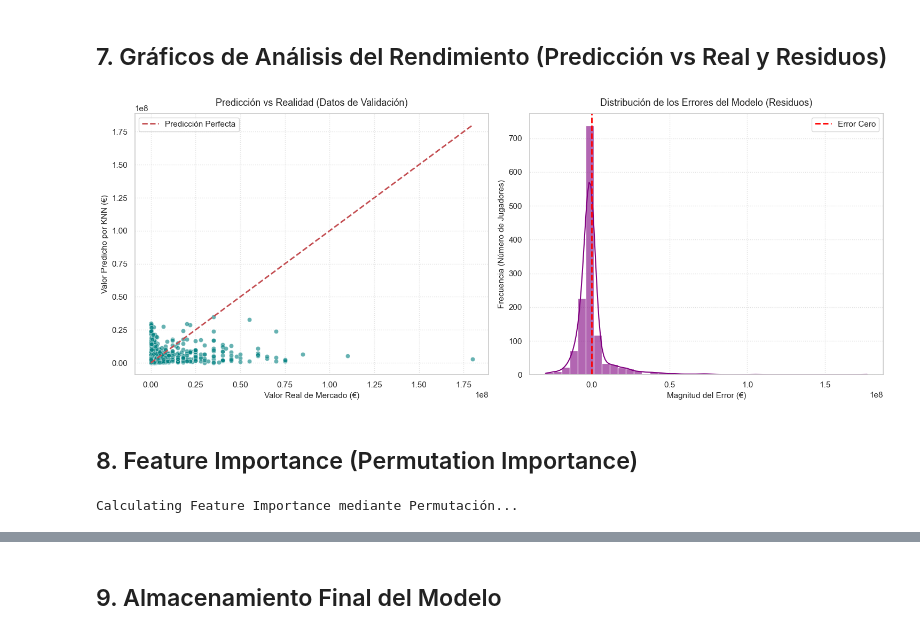
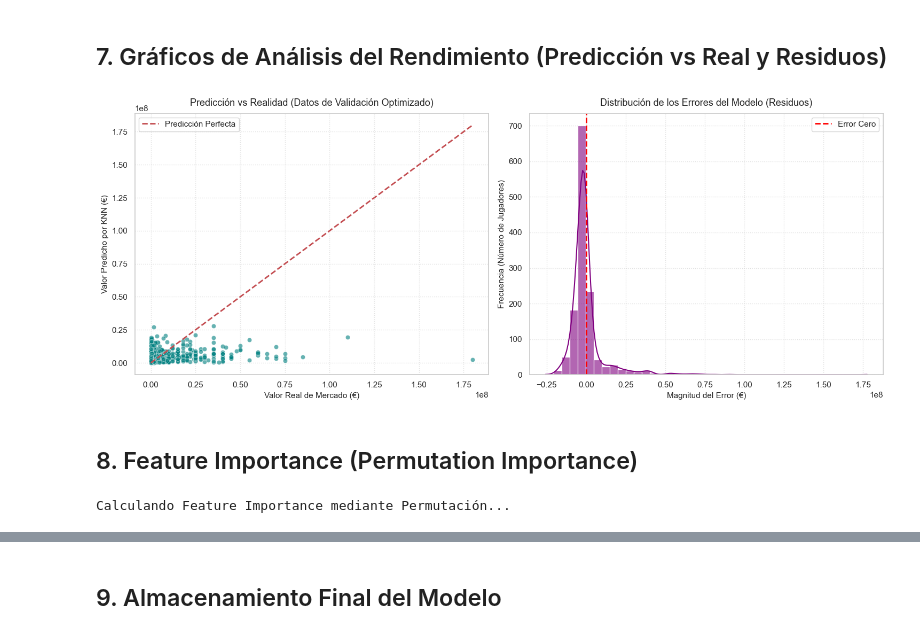
Before and after one commit to Bootcamp-DA-P2/DA-Project-Regression-Grupo2, a Jupyter notebook: notebooks/train_model_KNN.ipynb, the cells around one changed output, grey strips where cells are left out. Drawn from its saved outputs; the diff is of its cells as text; code cells hidden in the pictures.

```diff
--- a/notebooks/train_model_KNN.ipynb
+++ b/notebooks/train_model_KNN.ipynb
@@ -112,10 +122,3 @@ print(f"   📈 Promedio R² de Validación Cruzada: {np.mean(scores_r2):.4f} (+
 # --- DIVISIÓN DE CONTROL DE OVERFITTING Y EVALUACIÓN DE RESIDUOS ---
 # Usamos un 20% para validación de métricas directas y gráficos, manteniendo el random_state=42
 X_train, X_val, y_train, y_val = train_test_split(X, y, test_size=0.2, random_state=42)
-
-print("\n🧠 Entrenando el Pipeline KNN final...")
-pipeline_knn.fit(X_train, y_train)
-
-# Predicciones para evaluar sobreajuste
-y_pred_train = pipeline_knn.predict(X_train)
-y_pred_val = pipeline_knn.predict(X_val)
@@ -123,0 +125,3 @@ y_pred_val = pipeline_knn.predict(X_val)
+# %%
+# Ejecutamos la optimización utilizando únicamente el conjunto de Entrenamiento
+grid_search.fit(X_train, y_train)
@@ -123,0 +147,7 @@ y_pred_val = pipeline_knn.predict(X_val)
+# %%
+# Extraemos el mejor Pipeline optimizado encontrado
+pipeline_knn_best = grid_search.best_estimator_
+
+print("\n🏆 ¡Optimización Completada!")
+print(f"   Mejores Hiperparámetros encontrados: {grid_search.best_params_}")
+print(f"   Mejor puntuación R² en Entrenamiento Cruzado: {grid_search.best_score_:.4f}")
@@ -124,3 +158,7 @@ y_pred_val = pipeline_knn.predict(X_val)
+# %%
+# Predicciones con el modelo ya optimizado para evaluar sobreajuste
+y_pred_train = pipeline_knn_best.predict(X_train)
+y_pred_val = pipeline_knn_best.predict(X_val)
 # %% [markdown]
 ## 6. Informe de Métricas de Regresión y Control de Overfitting (< 5%)
 # %%
@@ -170,40 +208,40 @@ print("="*60)
 # %% [markdown]
 ## 7. Gráficos de Análisis del Rendimiento (Predicción vs Real y Residuos)
 # %%
-# Cálculo de los errores (residuos)
+# Cálculo de los errores (residuos) del modelo optimizado
 residuos = y_val - y_pred_val
 
 fig, axes = plt.subplots(1, 2, figsize=(15, 6))
 
 # Gráfico 1: Predicción vs Realidad
 sns.scatterplot(x=y_val, y=y_pred_val, ax=axes[0], alpha=0.6, color='teal')
 axes[0].plot([y_val.min(), y_val.max()], [y_val.min(), y_val.max()], 'r--', lw=2, label='Predicción Perfecta')
-axes[0].set_title('Predicción vs Realidad (Datos de Validación)', fontsize=13, pad=10)
+axes[0].set_title('Predicción vs Realidad (Datos de Validación Optimizado)', fontsize=13, pad=10)
 axes[0].set_xlabel('Valor Real de Mercado (€)', fontsize=11)
 axes[0].set_ylabel('Valor Predicho por KNN (€)', fontsize=11)
 axes[0].legend()
 axes[0].grid(True, linestyle=':', alpha=0.6)
 
 # Gráfico 2: Distribución de los Residuos
 sns.histplot(residuos, kde=True, ax=axes[1], color='purple', bins=40, alpha=0.6)
 axes[1].axvline(x=0, color='red', linestyle='--', linewidth=2, label='Error Cero')
 axes[1].set_title('Distribución de los Errores del Modelo (Residuos)', fontsize=13, pad=10)
 axes[1].set_xlabel('Magnitud del Error (€)', fontsize=11)
 axes[1].set_ylabel('Frecuencia (Número de Jugadores)', fontsize=11)
 axes[1].legend()
 axes[1].grid(True, linestyle=':', alpha=0.6)
 
 plt.tight_layout()
 plt.show()
 # %% [output]
-[figure, old version]
+[figure, new version]
 # %% [markdown]
 ## 8. Feature Importance (Permutation Importance)
 # %%
 print("Calculando Feature Importance mediante Permutación...")
 # Evaluamos sobre el conjunto de validación para ver la importancia real al generalizar
-resultado_importancia = permutation_importance(pipeline_knn, X_val, y_val, n_repeats=10, random_state=42, n_jobs=-1)
+resultado_importancia = permutation_importance(pipeline_knn_best, X_val, y_val, n_repeats=10, random_state=42, n_jobs=-1)
 # %% [output]
-Calculating Feature Importance mediante Permutación...
+Calculando Feature Importance mediante Permutación...
 # %%
 # Estraemos los nombres de las variables originales de entrada
```
Also changed, not shown: parts of 15 cells of this notebook, 1 other file.
